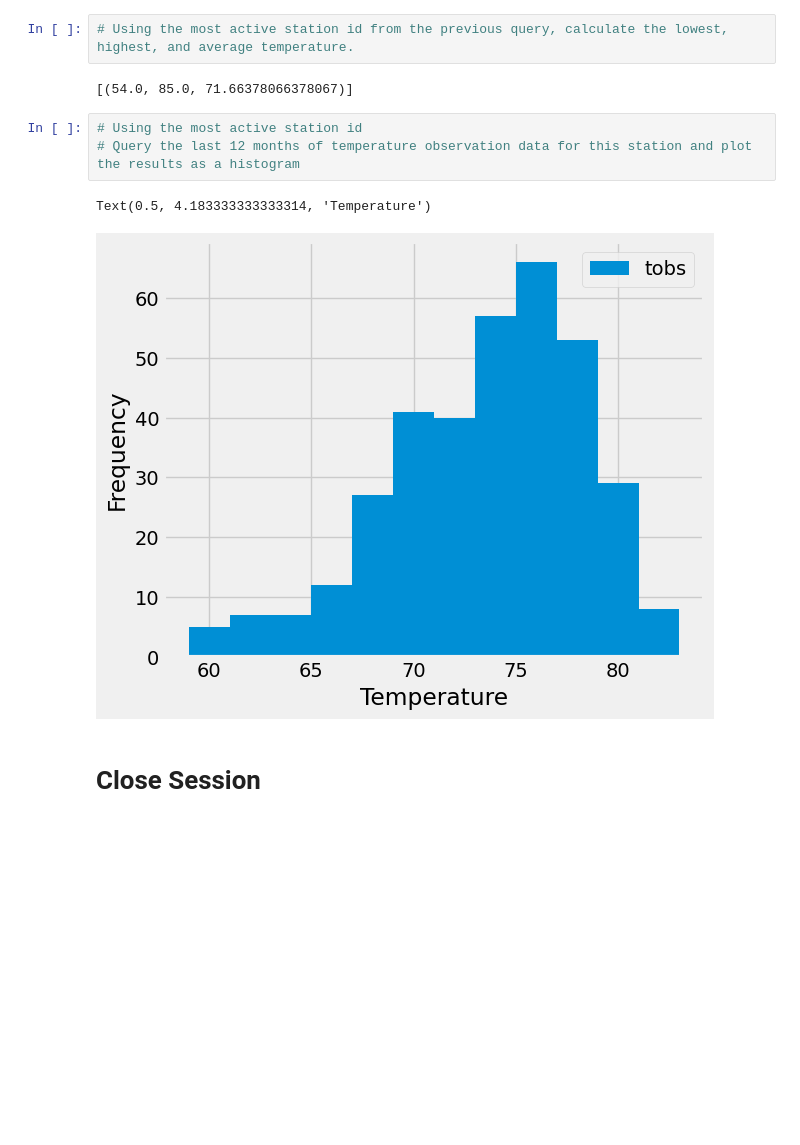
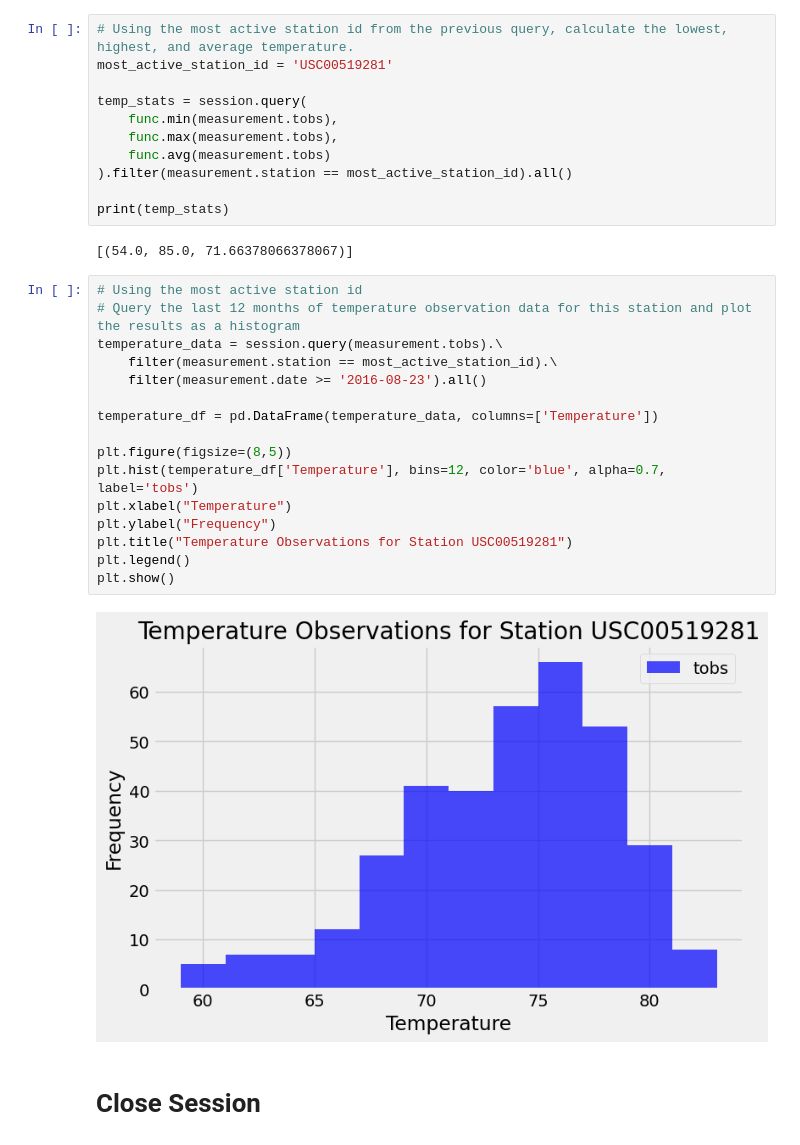
Before and after one commit to lisatafoya6/sqlalchemy-challenge, a Jupyter notebook: SurfsUp/climate_starter.ipynb, the cells around one changed output. Saved outputs shown, nothing was run; the diff lists cells and outputs as text; blank space fills up the shorter version.

```diff
--- a/SurfsUp/climate_starter.ipynb
+++ b/SurfsUp/climate_starter.ipynb
@@ -147,13 +146,34 @@ precip_df.drop(columns=['Date']).describe()
 # %%
 # Using the most active station id from the previous query, calculate the lowest, highest, and average temperature.
+most_active_station_id = 'USC00519281'
+
+temp_stats = session.query(
+    func.min(measurement.tobs),
+    func.max(measurement.tobs),
+    func.avg(measurement.tobs)
+).filter(measurement.station == most_active_station_id).all()
+
+print(temp_stats)
 # %% [output]
 [(54.0, 85.0, 71.66378066378067)]
 # %%
 # Using the most active station id
 # Query the last 12 months of temperature observation data for this station and plot the results as a histogram
+temperature_data = session.query(measurement.tobs).\
+    filter(measurement.station == most_active_station_id).\
+    filter(measurement.date >= '2016-08-23').all()
+
+temperature_df = pd.DataFrame(temperature_data, columns=['Temperature'])
+
+plt.figure(figsize=(8,5))
+plt.hist(temperature_df['Temperature'], bins=12, color='blue', alpha=0.7, label='tobs')
+plt.xlabel("Temperature")
+plt.ylabel("Frequency")
+plt.title("Temperature Observations for Station USC00519281")
+plt.legend()
+plt.show()
 # %% [output]
-Text(0.5, 4.183333333333314, 'Temperature')
-[figure, old version]
+[figure, new version]
 # %% [markdown]
 # Close Session
 # %%
```
Also changed, not shown: parts of 2 cells of this notebook, 1 other file.
